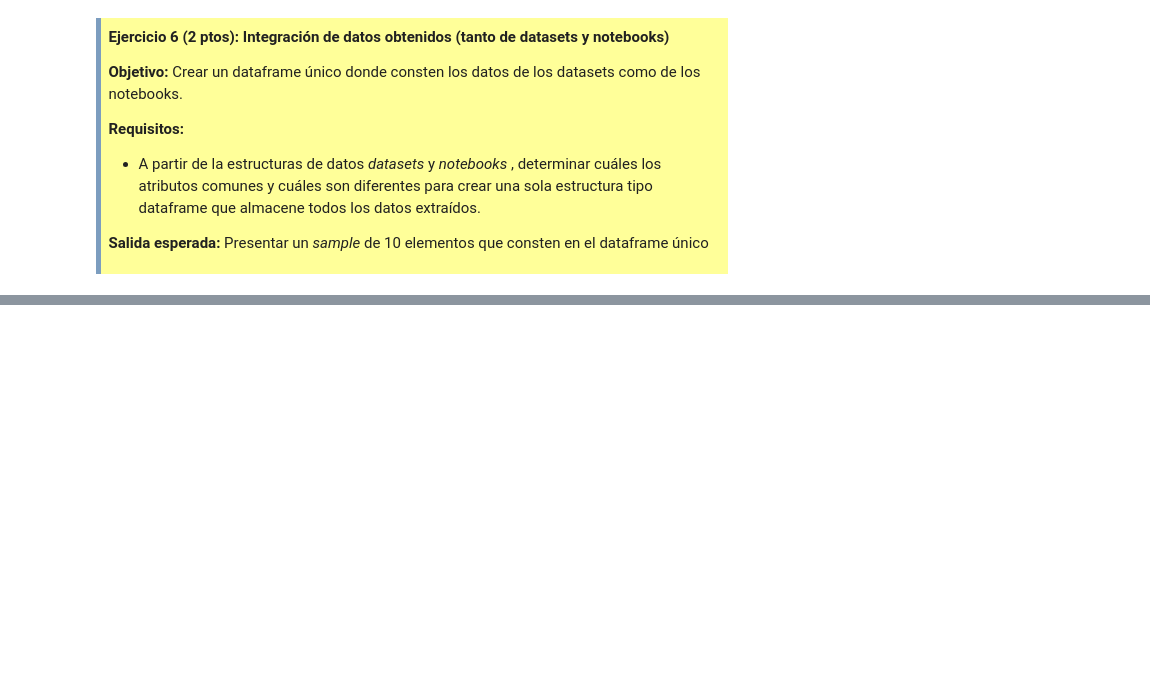
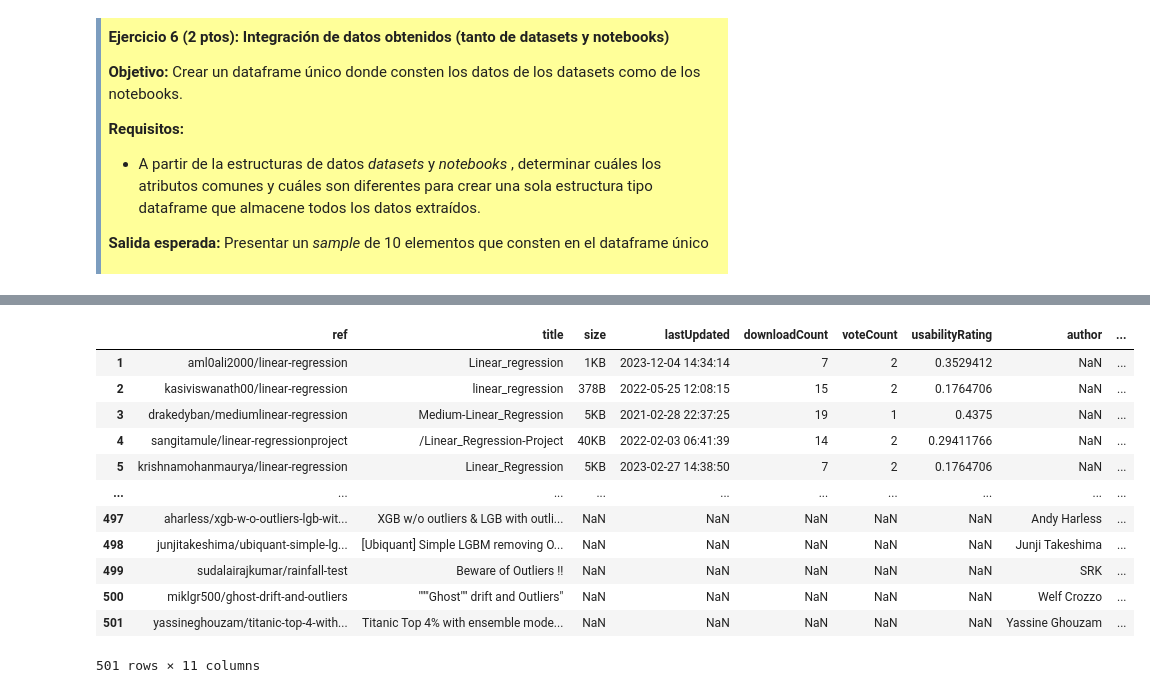
Before and after one commit to SantiagoMendietaCarrion/Lab1_APIS, a Jupyter notebook: Lab1_API_Mendieta_Santiago.ipynb, the cells around one changed output, grey strips where cells are left out. Cells and saved outputs as stored; diff of their text form; code cells hidden in the pictures; blank space fills up the shorter version.

```diff
--- a/Lab1_API_Mendieta_Santiago.ipynb
+++ b/Lab1_API_Mendieta_Santiago.ipynb
@@ -599,0 +596,16 @@ notebooks_DF_prep.sample(10)                                      #Se muestran 1
+# %%
+######################
+# SOLUCIÓN
+######################
+
+#Se decide añadir una columna de 'Tipo' o 'Type' para identificar a los Datasets y a los Notebooks.
+def palabraDataset(arg1):         #Funcion para obtener la palabra 'Dataset'
+    palabra="Dataset"
+    return palabra
+
+def palabraNotebook(arg2):        #Funcion para obtener la palabra 'Notebook'
+    palabra="Notebook"
+    return palabra
+
+datasets_DF_prep['type'] = datasets_DF_prep['ref'].apply(palabraDataset)        #Se añade la columna 'type' en el DataFrame Datasets
+notebooks_DF_prep['type'] = notebooks_DF_prep['ref'].apply(palabraNotebook)     #Se añade la columna 'type' en el DataFrame Notebooks
@@ -599,0 +644,27 @@ notebooks_DF_prep.sample(10)                                      #Se muestran 1
+# %%
+#De acuerdo a los DataFrames de Datasets y de Notebooks se puede afirmar lo siguiente:
+####Columnas en común: 'ref' y 'title'
+####Columnas distintas: Datasets (size, lastUpdated, downloadCount, voteCount, usabilityRating)
+####Columnas distintas: Notebooks (author, lastRunTime, totalVotes)
+
+#Se unen los DataFrames de los Datasets y de los Notebooks
+#Se unen por medios de las filas
+#Las columnas distintas de cada DataFrame llenan automáticamente como valores vacíos (NaN)
+DataFrame_Unido=pd.concat([datasets_DF_prep, notebooks_DF_prep])  #Se utiliza el metodo concat para unir los DataFrames
+DataFrame_Unido.index=range(1,len(DataFrame_Unido)+1)             #Se modifica el indice del dataframe para que coincida con la nueva cantidad de filas
+DataFrame_Unido = DataFrame_Unido[[col for col in DataFrame_Unido.columns if col != 'type'] + ['type']]  #Se mueve la columna 'type' al final
+DataFrame_Unido                                                   #Se imprime el DataFrame unido
+# %% [output]
+|  | ref | title | size | lastUpdated | downloadCount | voteCount | usabilityRating | author | ... |
+| 1 | aml0ali2000/linear-regression | Linear_regression | 1KB | 2023-12-04 14:34:14 | 7 | 2 | 0.3529412 | NaN | ... |
+| 2 | kasiviswanath00/linear-regression | linear_regression | 378B | 2022-05-25 12:08:15 | 15 | 2 | 0.1764706 | NaN | ... |
+| 3 | drakedyban/mediumlinear-regression | Medium-Linear_Regression | 5KB | 2021-02-28 22:37:25 | 19 | 1 | 0.4375 | NaN | ... |
+| 4 | sangitamule/linear-regressionproject | /Linear_Regression-Project | 40KB | 2022-02-03 06:41:39 | 14 | 2 | 0.29411766 | NaN | ... |
+| 5 | krishnamohanmaurya/linear-regression | Linear_Regression | 5KB | 2023-02-27 14:38:50 | 7 | 2 | 0.1764706 | NaN | ... |
+| ... | ... | ... | ... | ... | ... | ... | ... | ... | ... |
+| 497 | aharless/xgb-w-o-outliers-lgb-wit... | XGB w/o outliers & LGB with outli... | NaN | NaN | NaN | NaN | NaN | Andy Harless | ... |
+| 498 | junjitakeshima/ubiquant-simple-lg... | [Ubiquant] Simple LGBM removing O... | NaN | NaN | NaN | NaN | NaN | Junji Takeshima | ... |
+| 499 | sudalairajkumar/rainfall-test | Beware of Outliers !! | NaN | NaN | NaN | NaN | NaN | SRK | ... |
+| 500 | miklgr500/ghost-drift-and-outliers | """Ghost"" drift and Outliers" | NaN | NaN | NaN | NaN | NaN | Welf Crozzo | ... |
+| 501 | yassineghouzam/titanic-top-4-with... | Titanic Top 4% with ensemble mode... | NaN | NaN | NaN | NaN | NaN | Yassine Ghouzam | ... |
+501 rows × 11 columns
```
Also changed, not shown: parts of 10 cells of this notebook.
